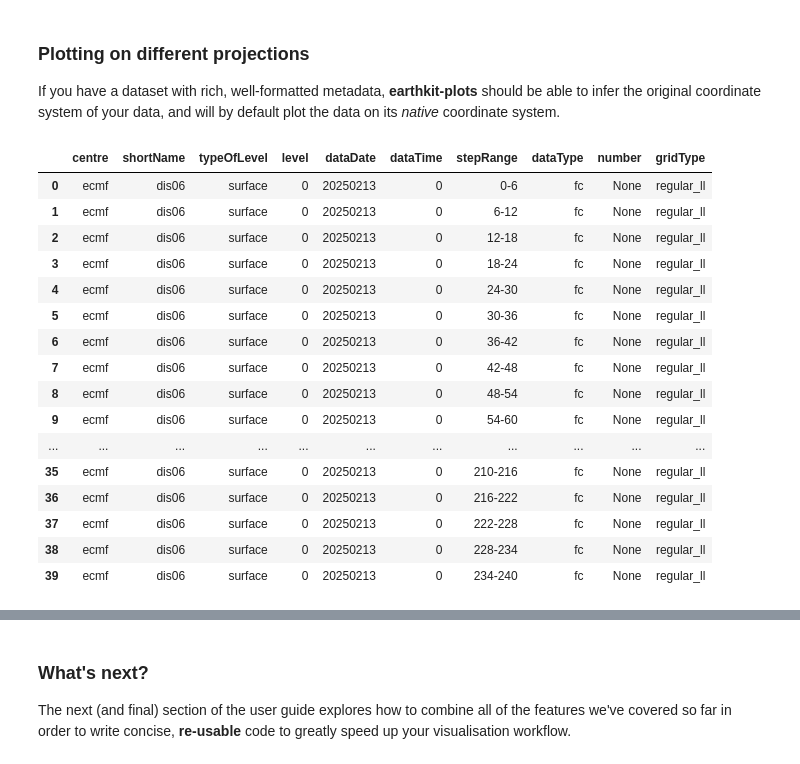
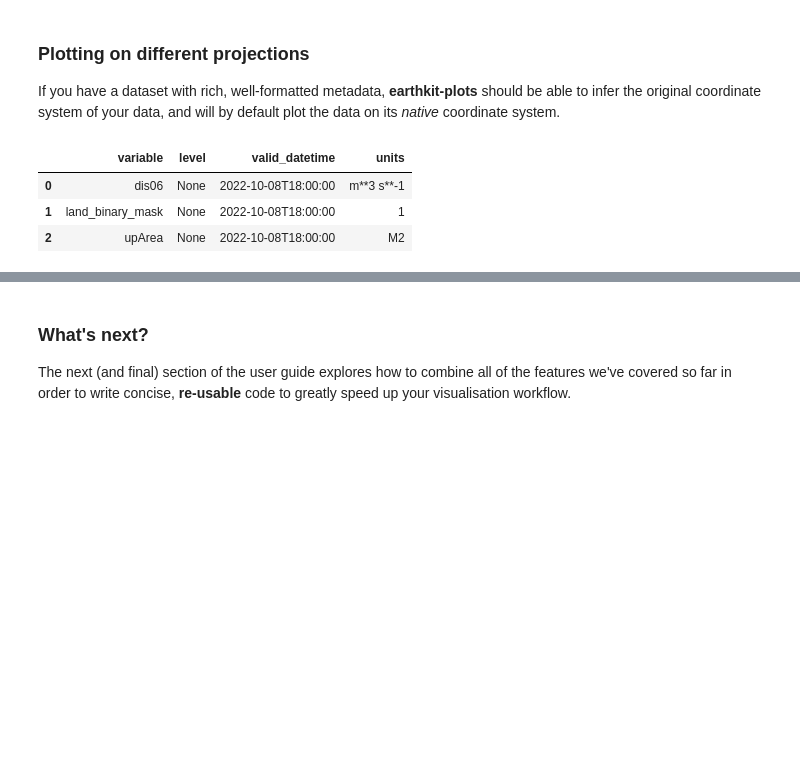
Before and after one commit to ecmwf/earthkit-plots, a Jupyter notebook: docs/examples/guide/05-domains.ipynb, the cells around one changed output, grey strips where cells are left out. Cells and saved outputs as stored; diff of their text form; code cells hidden in the pictures; blank space fills up the shorter version.

```diff
--- a/docs/examples/guide/05-domains.ipynb
+++ b/docs/examples/guide/05-domains.ipynb
@@ -111,24 +111,11 @@ chart.show()
 
 If you have a dataset with rich, well-formatted metadata, **earthkit-plots** should be able to infer the original coordinate system of your data, and will by default plot the data on its *native* coordinate system.
 # %%
-efas = ek.data.from_source("file", "/Users/macw/git/earthkit-plots/data/dis.grib")
+efas = ek.data.from_source("sample", "efas.nc")
 efas.ls()
 # %% [output]
-|  | centre | shortName | typeOfLevel | level | dataDate | dataTime | stepRange | dataType | number | gridType |
-| 0 | ecmf | dis06 | surface | 0 | 20250213 | 0 | 0-6 | fc | None | regular_ll |
-| 1 | ecmf | dis06 | surface | 0 | 20250213 | 0 | 6-12 | fc | None | regular_ll |
-| 2 | ecmf | dis06 | surface | 0 | 20250213 | 0 | 12-18 | fc | None | regular_ll |
-| 3 | ecmf | dis06 | surface | 0 | 20250213 | 0 | 18-24 | fc | None | regular_ll |
-| 4 | ecmf | dis06 | surface | 0 | 20250213 | 0 | 24-30 | fc | None | regular_ll |
-| 5 | ecmf | dis06 | surface | 0 | 20250213 | 0 | 30-36 | fc | None | regular_ll |
-| 6 | ecmf | dis06 | surface | 0 | 20250213 | 0 | 36-42 | fc | None | regular_ll |
-| 7 | ecmf | dis06 | surface | 0 | 20250213 | 0 | 42-48 | fc | None | regular_ll |
-| 8 | ecmf | dis06 | surface | 0 | 20250213 | 0 | 48-54 | fc | None | regular_ll |
-| 9 | ecmf | dis06 | surface | 0 | 20250213 | 0 | 54-60 | fc | None | regular_ll |
-| ... | ... | ... | ... | ... | ... | ... | ... | ... | ... | ... |
-| 35 | ecmf | dis06 | surface | 0 | 20250213 | 0 | 210-216 | fc | None | regular_ll |
-| 36 | ecmf | dis06 | surface | 0 | 20250213 | 0 | 216-222 | fc | None | regular_ll |
-| 37 | ecmf | dis06 | surface | 0 | 20250213 | 0 | 222-228 | fc | None | regular_ll |
-| 38 | ecmf | dis06 | surface | 0 | 20250213 | 0 | 228-234 | fc | None | regular_ll |
-| 39 | ecmf | dis06 | surface | 0 | 20250213 | 0 | 234-240 | fc | None | regular_ll |
+|  | variable | level | valid_datetime | units |
+| 0 | dis06 | None | 2022-10-08T18:00:00 | m**3 s**-1 |
+| 1 | land_binary_mask | None | 2022-10-08T18:00:00 | 1 |
+| 2 | upArea | None | 2022-10-08T18:00:00 | M2 |
 # %%
```
Also changed, not shown: parts of 2 cells of this notebook, 12 other files.
